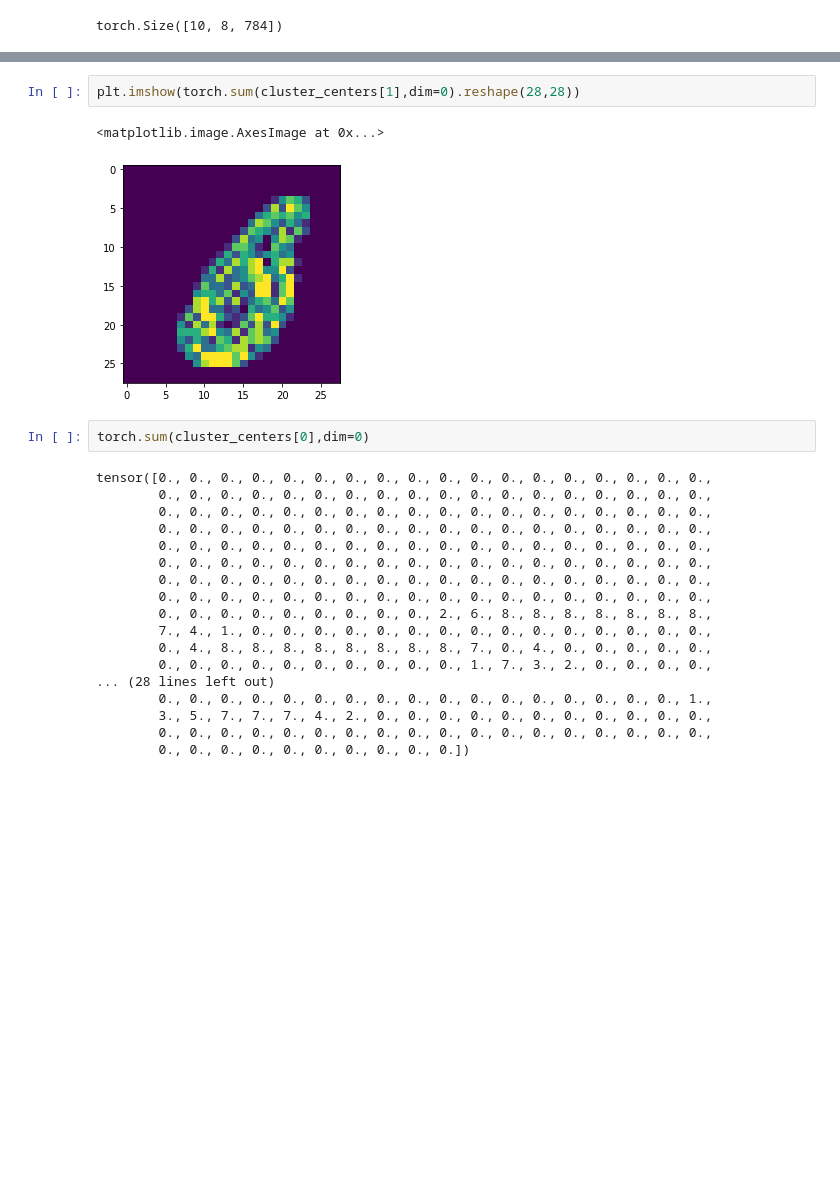
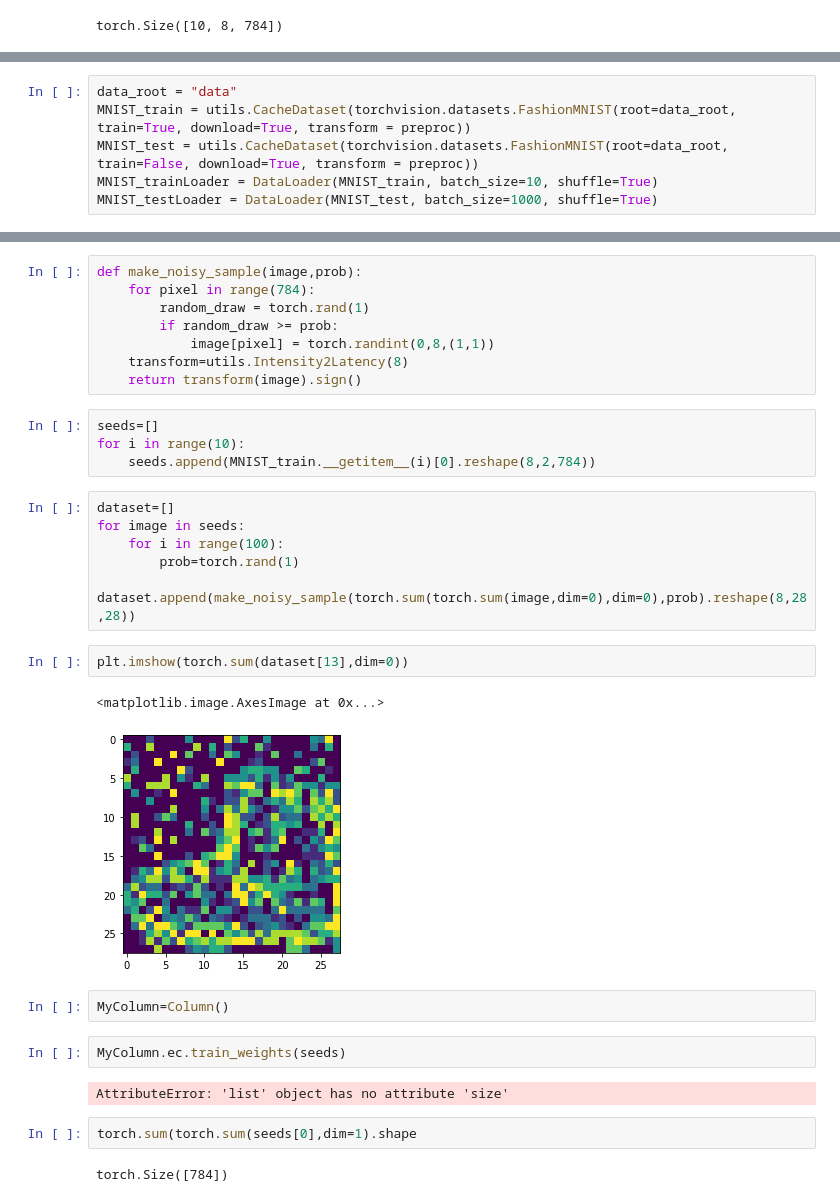
Before and after one commit to neilashm/SpykeTorch, a Jupyter notebook: lab1/clustering.ipynb, the cells around one changed output, grey strips where cells are left out. Cells and saved outputs as stored; diff of their text form; blank space fills up the shorter version.

```diff
--- a/lab1/clustering.ipynb
+++ b/lab1/clustering.ipynb
@@ -334,0 +332,6 @@ plt.imshow(torch.sum(out[0],dim=0).reshape(28,28))
+# %%
+data_root = "data"
+MNIST_train = utils.CacheDataset(torchvision.datasets.FashionMNIST(root=data_root, train=True, download=True, transform = preproc))
+MNIST_test = utils.CacheDataset(torchvision.datasets.FashionMNIST(root=data_root, train=False, download=True, transform = preproc))
+MNIST_trainLoader = DataLoader(MNIST_train, batch_size=10, shuffle=True)
+MNIST_testLoader = DataLoader(MNIST_test, batch_size=1000, shuffle=True)
@@ -335,25 +343,33 @@ plt.imshow(torch.sum(out[0],dim=0).reshape(28,28))
+# %%
+def make_noisy_sample(image,prob):
+    for pixel in range(784):
+        random_draw = torch.rand(1)
+        if random_draw >= prob:
+            image[pixel] = torch.randint(0,8,(1,1))
+    transform=utils.Intensity2Latency(8)
+    return transform(image).sign()
+# %%
+seeds=[]
+for i in range(10):
+    seeds.append(MNIST_train.__getitem__(i)[0].reshape(8,2,784))
+# %%
+dataset=[]
+for image in seeds:
+    for i in range(100):
+        prob=torch.rand(1)
+        dataset.append(make_noisy_sample(torch.sum(torch.sum(image,dim=0),dim=0),prob).reshape(8,28,28))
 # %%
-plt.imshow(torch.sum(cluster_centers[1],dim=0).reshape(28,28))
+plt.imshow(torch.sum(dataset[13],dim=0))
 # %% [output]
 <matplotlib.image.AxesImage at 0x...>
-[figure, old version]
+[figure, new version]
+# %%
+MyColumn=Column()
+# %%
+MyColumn.ec.train_weights(seeds)
+# %% [output]
+AttributeError: 'list' object has no attribute 'size'
 # %%
-torch.sum(cluster_centers[0],dim=0)
+torch.sum(torch.sum(seeds[0],dim=1).shape
 # %% [output]
-tensor([0., 0., 0., 0., 0., 0., 0., 0., 0., 0., 0., 0., 0., 0., 0., 0., 0., 0.,
-        0., 0., 0., 0., 0., 0., 0., 0., 0., 0., 0., 0., 0., 0., 0., 0., 0., 0.,
-        0., 0., 0., 0., 0., 0., 0., 0., 0., 0., 0., 0., 0., 0., 0., 0., 0., 0.,
-        0., 0., 0., 0., 0., 0., 0., 0., 0., 0., 0., 0., 0., 0., 0., 0., 0., 0.,
-        0., 0., 0., 0., 0., 0., 0., 0., 0., 0., 0., 0., 0., 0., 0., 0., 0., 0.,
-        0., 0., 0., 0., 0., 0., 0., 0., 0., 0., 0., 0., 0., 0., 0., 0., 0., 0.,
-        0., 0., 0., 0., 0., 0., 0., 0., 0., 0., 0., 0., 0., 0., 0., 0., 0., 0.,
-        0., 0., 0., 0., 0., 0., 0., 0., 0., 0., 0., 0., 0., 0., 0., 0., 0., 0.,
-        0., 0., 0., 0., 0., 0., 0., 0., 0., 2., 6., 8., 8., 8., 8., 8., 8., 8.,
-        7., 4., 1., 0., 0., 0., 0., 0., 0., 0., 0., 0., 0., 0., 0., 0., 0., 0.,
-        0., 4., 8., 8., 8., 8., 8., 8., 8., 8., 7., 0., 4., 0., 0., 0., 0., 0.,
-        0., 0., 0., 0., 0., 0., 0., 0., 0., 0., 1., 7., 3., 2., 0., 0., 0., 0.,
-... (28 lines left out)
-        0., 0., 0., 0., 0., 0., 0., 0., 0., 0., 0., 0., 0., 0., 0., 0., 0., 1.,
-        3., 5., 7., 7., 7., 4., 2., 0., 0., 0., 0., 0., 0., 0., 0., 0., 0., 0.,
-        0., 0., 0., 0., 0., 0., 0., 0., 0., 0., 0., 0., 0., 0., 0., 0., 0., 0.,
-        0., 0., 0., 0., 0., 0., 0., 0., 0., 0.])
+torch.Size([784])
```
Also changed, not shown: parts of 20 cells of this notebook.
